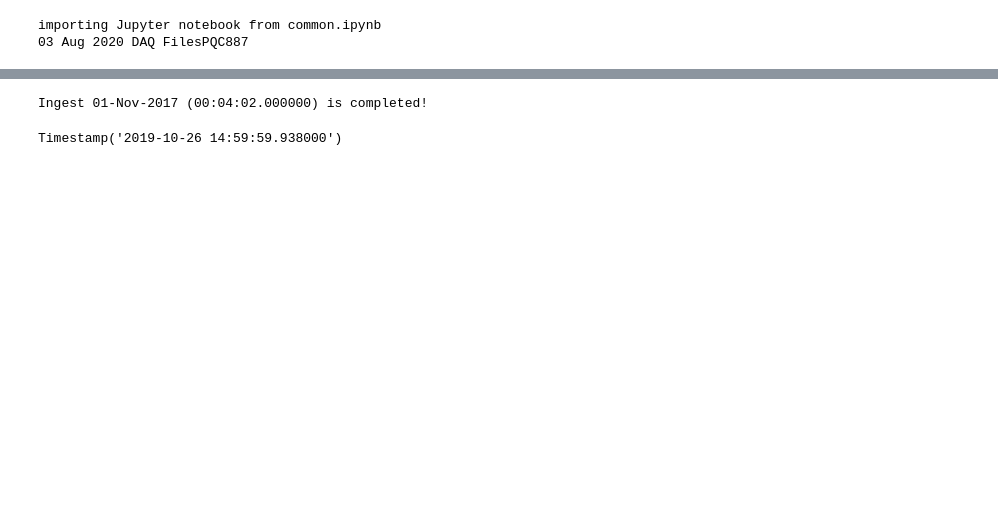
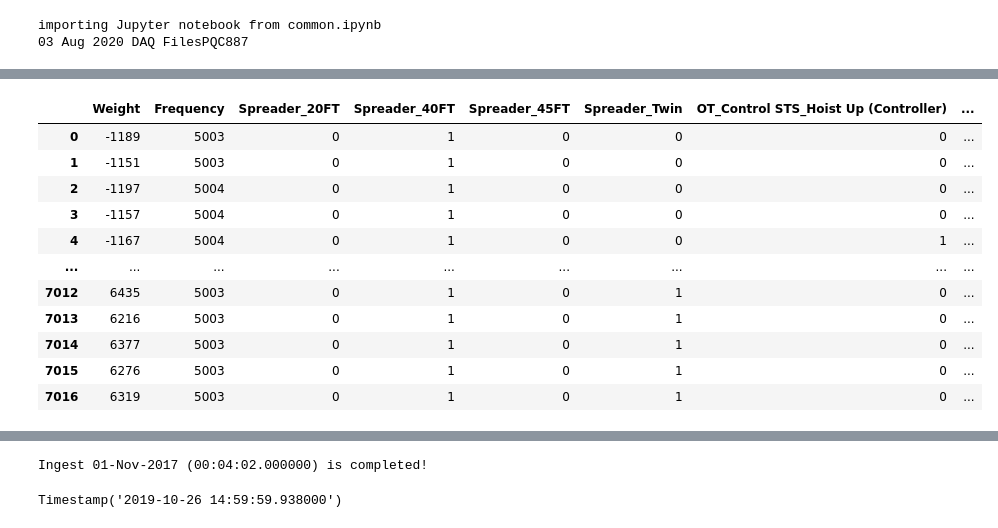
Before and after one commit to SearocIsMe/AI-ML-LLM, a Jupyter notebook: work-out/ES-demo/ingestion.ipynb, the cells around one changed output, grey strips where cells are left out. Drawn from its saved outputs; the diff is of its cells as text; code cells hidden in the pictures; blank space fills up the shorter version.

```diff
--- a/work-out/ES-demo/ingestion.ipynb
+++ b/work-out/ES-demo/ingestion.ipynb
@@ -17,7 +17,10 @@ from common import *
 importing Jupyter notebook from common.ipynb
 03 Aug 2020 DAQ FilesPQC887
 # %%
-filePath = '/home/searoc/00-code/05-raw-data/Data From PSA/DAQ&PMS Data from PSA/For Envison/PRD DAQ Files- Quay Cranes/PQC887/DAQ_Log-10-26-2019/'
-fileName = 'Complete_DAQ_LOG_20191026_1200.csv'
+filePath = '/Users/searoc/Documents/4-Envision/PSA/Data From PSA/DAQ&PMS Data from PSA/For Envison/PRD DAQ Files- Quay Cranes'
+fileName = 'Complete_DAQ_LOG_20191026_2200.csv'
+
+# this port number 80 is a must
+es_host = "http://elasticsearch-7.apaas-ppe1.eniot.io:80"
 # %%
 csv_file = filePath+fileName
@@ -56,10 +65,2 @@ def ingest_from_folder(path, es_host, index):
                 del ds_
                 print('Ingest %s is completed!' % file_name_)
-# %%
-# Information of es cluseter
-es_host = 'localhost:9200'
-index = 'raw_daq_index'
-
-filePath = r"/home/searoc/00-code/05-raw-data/Data From PSA/DAQ&PMS Data from PSA/For Envison/PRD DAQ Files- Quay Cranes"
-
-ingest_from_folder(filePath, es_host, index)
@@ -68,32 +91,46 @@ ConnectionError: ConnectionError(<urllib3.connection.HTTPConnection object at 0x
 # %%
 #read from DAQ file into dataframe
 csv_file = filePath+fileName
 ds_ = load_data(csv_file)
+display(ds_)
+
 ds_['timestamp'] = ds_['Date'].astype(str) + ' ' + ds_['Time']
 ds_.drop(['Date', 'Time'], axis=1)
 
 ds_['timestamp'] = pd.to_datetime(ds_['timestamp'], format="%d/%m/%Y %H:%M:%S.%f")
 print(ds_)
 
 return
 # Information of es cluseter
-es_host = 'localhost:9200'
+
 index = 'demo'
 
 # crete es_pandas instance
 ep = es_pandas(es_host)
 
 # init template if you want
 doc_type = 'records'
 ep.init_es_tmpl(ds_, doc_type)
 
 # Example of write data to es, use the template you create
 ep.to_es(ds_, index, doc_type=doc_type)
 
 # set use_index=True if you want to use DataFrame index as records' _id
-ep.to_es(ds_, index, doc_type=doc_type, use_index=True)
+ep.to_es(ds_, index, doc_type=doc_type, use_index=True, request_timeout=30)
 
 # Example of read data from es
 df = ep.to_pandas(index)
 print(df.head())
 # %% [output]
+|  | Weight | Frequency | Spreader_20FT | Spreader_40FT | Spreader_45FT | Spreader_Twin | OT_Control STS_Hoist Up (Controller) | ... |
+| 0 | -1189 | 5003 | 0 | 1 | 0 | 0 | 0 | ... |
+| 1 | -1151 | 5003 | 0 | 1 | 0 | 0 | 0 | ... |
+| 2 | -1197 | 5004 | 0 | 1 | 0 | 0 | 0 | ... |
+| 3 | -1157 | 5004 | 0 | 1 | 0 | 0 | 0 | ... |
+| 4 | -1167 | 5004 | 0 | 1 | 0 | 0 | 1 | ... |
+| ... | ... | ... | ... | ... | ... | ... | ... | ... |
+| 7012 | 6435 | 5003 | 0 | 1 | 0 | 1 | 0 | ... |
+| 7013 | 6216 | 5003 | 0 | 1 | 0 | 1 | 0 | ... |
+| 7014 | 6377 | 5003 | 0 | 1 | 0 | 1 | 0 | ... |
+| 7015 | 6276 | 5003 | 0 | 1 | 0 | 1 | 0 | ... |
+| 7016 | 6319 | 5003 | 0 | 1 | 0 | 1 | 0 | ... |
```
Also changed, not shown: parts of 6 cells of this notebook, 7 other files.
